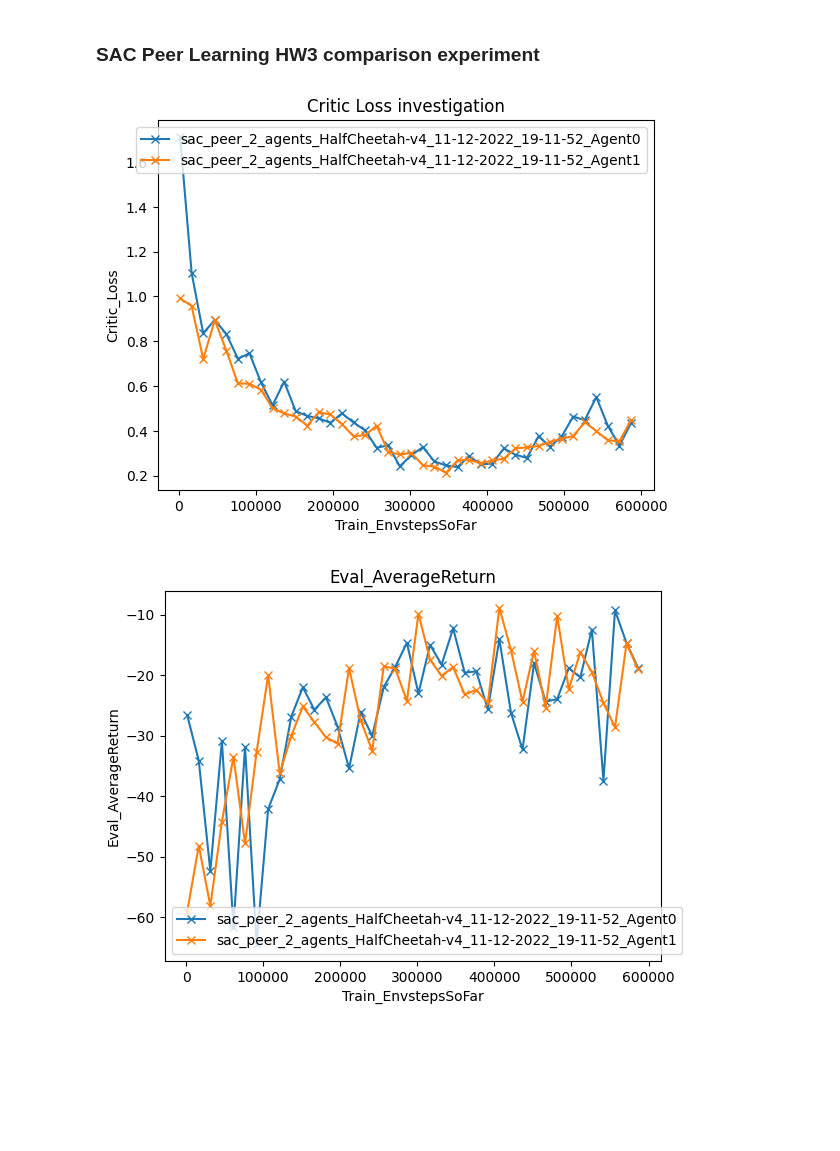
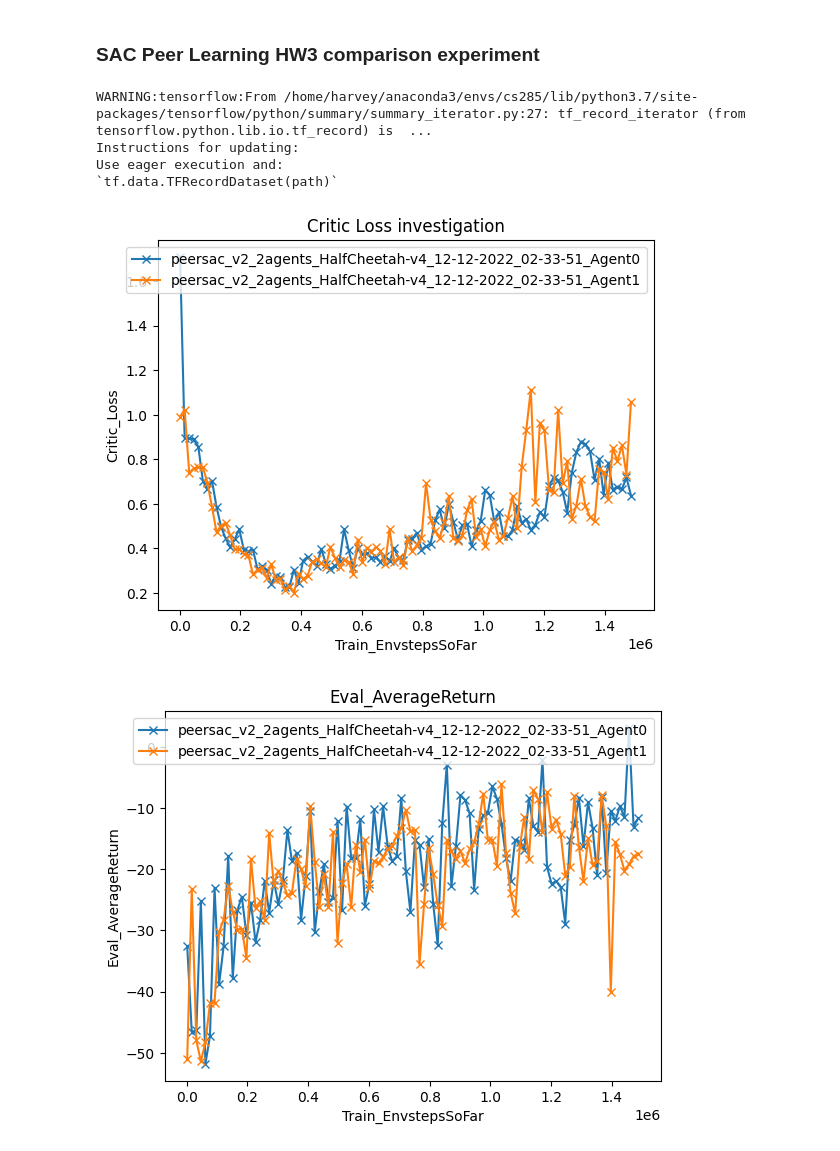
Before and after one commit to chirag-sharma-00/CS285-Project, a Jupyter notebook: cs285/scripts/plotter.ipynb, the cells around one changed output. Drawn from its saved outputs; the diff is of its cells as text; code cells hidden in the pictures; blank space fills up the shorter version.

```diff
--- a/cs285/scripts/plotter.ipynb
+++ b/cs285/scripts/plotter.ipynb
@@ -50,18 +64,3 @@ sacv2 = "sac_peer_2_agents_v2_HalfCheetah-v4_11-12-2022_19-46-11"
 # sac_temp0p1 = "sac_peer2_agents_rpb20000_temp0.1_HalfCheetah-v4_09-12-2022_02-17-56"
 # sac_temp0p5 = "sac_peer2_agents_rpb20000_temp0.5_HalfCheetah-v4_09-12-2022_02-17-38"
 # check(exp6)
-# %%
-X_label='Agent1_Train_EnvstepsSoFar'
-Y_label='Agent1_Critic_Loss'
-exp_names = [exp1, exp2, exp3, exp4, exp5]
-
-for exp_name in exp_names:
-    X1, Y1 = getXY(exp_name, X_label=X_label, Y_label=Y_label)
-    plt.plot(X1, Y1) # , label=exp_name
-plt.xlabel(X_label)
-plt.ylabel(Y_label)
-plt.legend()
-
-plt.title("Agent 1")
-plt.savefig("agent1.png")
-plt.show()
@@ -96,18 +66,0 @@ Use eager execution and:
-# %%
-X_label='Train_EnvstepsSoFar'
-Y_label='Eval_AverageReturn'
-
-exp_names = [sac_temp0p1, sac_temp0p5]
-peer_num = 2
-
-for exp_name in exp_names:
-    series = getXYpeer(exp_name, X_label, Y_label, peer_num)
-    for i in range(peer_num):
-        X, Y = series[i]
-        plt.plot(X, Y, marker='x', label=exp_name+"_Agent%d"%i)
-plt.xlabel(X_label)
-plt.ylabel(Y_label)
-plt.legend()
-
-plt.title("Returns")
-plt.show()
@@ -116,35 +67,38 @@ plt.show()
 # %% [markdown]
 ### SAC Peer Learning HW3 comparison experiment
 # %%
-exp_names = [sacv1]
-peer_num = 2
+exp_names = [v2exp1]
 
 X_label='Train_EnvstepsSoFar'
 Y_label='Critic_Loss'
 for exp_name in exp_names:
-    series = getXYpeer(exp_name, X_label, Y_label, peer_num)
-    for i in range(peer_num):
+    series = getXYpeer(exp_name, X_label, Y_label)
+    for i in range(len(series)):
         X, Y = series[i]
         plt.plot(X, Y, marker='x', label=exp_name+"_Agent%d"%i)
 plt.xlabel(X_label)
 plt.ylabel(Y_label)
 plt.legend()
 plt.title("Critic Loss investigation")
 plt.show()
 
 X_label='Train_EnvstepsSoFar'
 Y_label='Eval_AverageReturn'
 for exp_name in exp_names:
-    series = getXYpeer(exp_name, X_label, Y_label, peer_num)
-    for i in range(peer_num):
+    series = getXYpeer(exp_name, X_label, Y_label)
+    for i in range(len(series)):
         X, Y = series[i]
         plt.plot(X, Y, marker='x', label=exp_name+"_Agent%d"%i)
 plt.xlabel(X_label)
 plt.ylabel(Y_label)
 plt.legend()
 plt.title("Eval_AverageReturn")
 plt.show()
 # %% [output]
+WARNING:tensorflow:From /home/harvey/anaconda3/envs/cs285/lib/python3.7/site-packages/tensorflow/python/summary/summary_iterator.py:27: tf_record_iterator (from tensorflow.python.lib.io.tf_record) is  ...
+Instructions for updating:
+Use eager execution and:
+`tf.data.TFRecordDataset(path)`
-[figure, old version]
+[figure, new version]
-[figure, old version]
+[figure, new version]
 # %%
```
Also changed, not shown: parts of 12 cells of this notebook, 27 other files.
